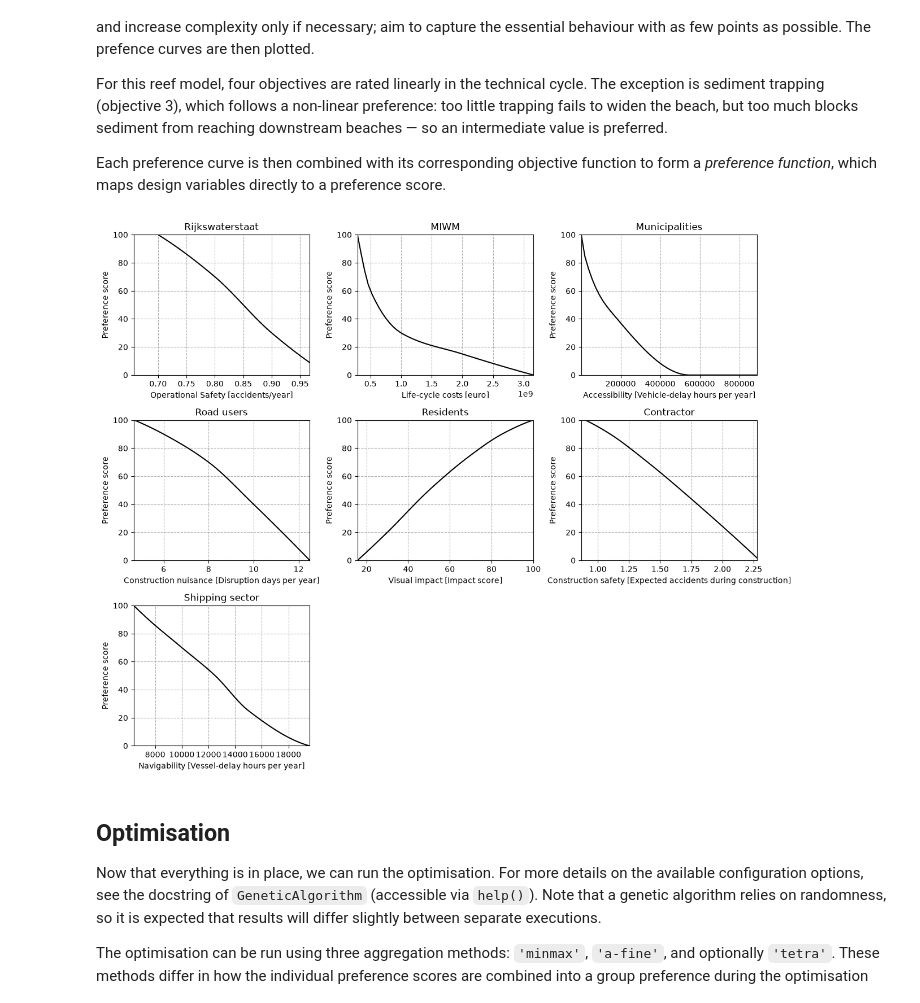
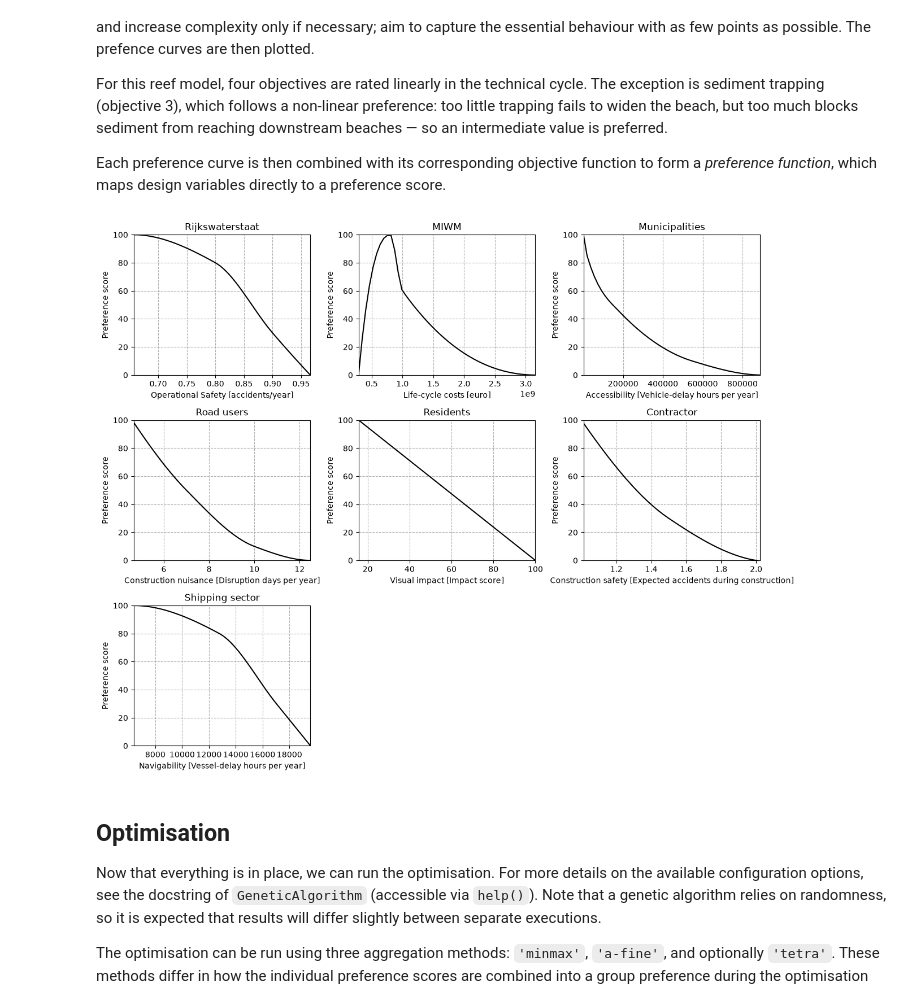
Before and after one commit to NickZhou21/IDM_SE3_project, a Jupyter notebook: Optimization_Merwedebrug.ipynb, the cells around one changed output. Drawn from its saved outputs; the diff is of its cells as text; code cells hidden in the pictures.

```diff
--- a/Optimization_Merwedebrug.ipynb
+++ b/Optimization_Merwedebrug.ipynb
@@ -547,75 +403,25 @@ For this reef model, four objectives are rated linearly in the technical cycle.
 
 Each preference curve is then combined with its corresponding objective function to form a *preference function*, which maps design variables directly to a preference score.
 # %%
-# # Define preferences
-# prefs_before = [[[0, 1, 4],                     [100, 50, 0]],      # preference expected accidents/year
-#                 [[0, 350*10**6, 900*10**6, 4968*10**6],           [0, 100, 50, 0]],   # preference € in million
-#                 [[0, 450],                      [100, 0]],          # preference Vehicle-delay hours/year
-#                 [[0, 365],                      [100, 0]],          # preference Disruption days/year
-#                 [[0, 100],                      [100, 0]],          # preference Impact score (0–100)
-#                 [[0, 3],                        [100, 0]],          # preference accidents during construction
-#                 [[0, 60000],                    [100, 0]]]          # preference Vessel-delay hours/year
+# Define preferences
 
-# prefs_before = [[[0.6, 1],                      [100, 0]],          # preference expected accidents/year
-#                 [[1e8, 5e8, 1e9, 4e9],          [0, 100, 50, 0]],   # preference € in million
-#                 [[10000, 2e6],                  [100, 0]],          # preference Vehicle-delay hours/year
-#                 [[5, 20],                       [100, 0]],          # preference Disruption days/year
-#                 [[0, 100],                      [100, 0]],          # preference Impact score (0–100)
-#                 [[0, 3],                        [100, 0]],          # preference accidents during construction
-#                 [[6000, 20000],                 [100, 0]]]          # preference Vessel-delay hours/year
+# First iteration (min max relations)
+prefs_before = [[[0.655, 0.965],                [100, 0]],          # preference expected accidents/year
+                [[287114876.8, 3156289729.9],   [100, 0]],          # preference € in million
+                [[841.7, 889629.8],             [100, 0]],          # preference Vehicle-delay hours/year
+                [[4.7, 12.5],                   [100, 0]],          # preference Disruption days/year
+                [[15.7, 100],                   [0, 100]],          # preference Impact score (0–100)
+                [[1.0, 2.0],                    [100, 0]],          # preference accidents during construction
+                [[6387.5, 19565.5],             [100, 0]]]          # preference Vessel-delay hours/year
 
-prefs_before = [[[0.7, 1.0],                         [100, 0]],          # Objective 1: expected accidents/year
-                [[2.871e8, 5.0e8, 1.0e9, 3.156e9],   [0, 100, 50, 0]],   # Objective 2: life-cycle costs [€]
-                [[12420.1, 1254629.8],               [100, 0]],          # Objective 3: vehicle-delay hours/year
-                [[4.7, 12.5],                        [100, 0]],          # Objective 4: disruption days/year
-                [[15.7, 100.0],                      [0, 100]],          # Objective 5: impact score
-                [[0.9, 2.3],                         [100, 0]],          # Objective 6: construction accidents
-                [[6387.5, 19565.5],                  [100, 0]]]          # Objective 7: vessel-delay hours/year
 
-# prefs_social = [[[0.7, 1.0],                       [100, 0]],            # Expected accidents/year
-#                 [[2.87e8, 5.0e8, 1.0e9, 3.16e9],   [0, 100, 50, 0]],     # Life-cycle costs [€]
-#                 [[1800, 9125, 547500, 1254630],    [100, 90, 60, 0]],    # Vehicle-delay hours/year
-#                 [[4.7, 7.5, 10, 12.5],             [100, 70, 30, 0]],    # Disruption days/year
-#                 [[15.7, 40, 70, 100],              [0, 30, 70, 100]],    # Impact score
-#                 [[0.9, 1.3, 1.8, 2.3],             [100, 70, 30, 0]],    # Construction accidents
-#                 [[6387, 9000, 14000, 19565],       [100, 75, 35, 0]]]    # Vessel-delay hours/year
-
-prefs_social = [
-
-    # 1. Expected accidents/year
-    [[0.7, 0.8, 0.9, 1.0],
-     [100, 70, 30, 0]],
-
-    # 2. Life-cycle costs [€]
-    [[2.87e8, 5.0e8, 1.0e9, 2.0e9, 3.16e9],
-     [100, 60, 30, 15, 0]],
-
-    # 3. Vehicle-delay hours/year
-    [[840, 9125, 182500, 547500, 900000],
-     [100, 90, 40, 0, 0]],
-
-    # 4. Disruption days/year
-    [[4.7, 6, 8, 10, 12.5],
-     [100, 90, 70, 40, 0]],
-
-    # 5. Impact score
-    [[15.7, 30, 50, 70, 85, 100],
-     [0, 20, 50, 75, 90, 100]],
-
-    # 6. Expected accidents during construction
-    [[0.9, 1.1, 1.4, 1.8, 2.3],
-     [100, 90, 70, 40, 0]],
-
-    # 7. Vessel-delay hours/year
-    [[6387, 7500, 10000, 12500, 15000, 19565],
-     [100, 90, 70, 50, 25, 0]]
-]
-
-# pref_after = [[[150000, 2000000, 4250000],      [100, 80, 0]],
-#                 [[8, 120, 350],                 [0, 60, 100]],
-#                 [[0, 80000, 150000, 375000],    [0, 100, 50, 0]],
-#                 [[2, 9.5],                      [100, 0]],
-#                 [[12500000, 250000000],         [0, 100]]]
+prefs_social = [[[0.657, 0.8, 0.9, 0.966],             [100, 80, 30, 0]],      # Expected accidents/year
+                [[2.87e8, 8.0e8, 1.0e9, 3.16e9],       [0, 100, 60, 0]],       # Life-cycle costs [€]
+                [[840, 9125, 182500, 547500, 900000],  [100, 90, 45, 10, 0]],  # Vehicle-delay hours/year
+                [[4.6, 7.0, 10, 12.5],                 [100, 50, 10, 0]],      # Disruption days/year
+                [[15.7, 100],                          [100, 0]],              # Impact score
+                [[1, 1.5, 2],                          [100, 30, 0]],          # Construction accidents
+                [[6387, 12775, 17025, 19565],          [100, 80, 30, 0]]]      # Vessel-delay hours/year
 
 prefs = prefs_social  # set to which preferences to use
 
@@ -682,34 +488,34 @@ def pref_func_7(x1, x2, x3, x4, x5):
 
 pref_funcs = [pref_func_1, pref_func_2, pref_func_3, pref_func_4, pref_func_5, pref_func_6, pref_func_7]  # list of preference functions for easier handling
 
 
 def objective(variables):
     """
     Objective function that is fed to the GA. Calles the separate preference functions that are declared above.
 
     :param variables: array with design variable values per member of the population. Can be split by using array
     slicing
     :return: 1D-array with aggregated preference scores for the members of the population.
     """
     x1 = variables[:, 0]
     x2 = variables[:, 1]
     x3 = variables[:, 2]
     x4 = variables[:, 3]
     x5 = variables[:, 4]
 
     # calculate the preference scores
     p_1 = pref_func_1(x1, x2, x3, x4, x5)
     p_2 = pref_func_2(x1, x2, x3, x4, x5)
     p_3 = pref_func_3(x1, x2, x3, x4, x5)
     p_4 = pref_func_4(x1, x2, x3, x4, x5)
     p_5 = pref_func_5(x1, x2, x3, x4, x5)
     p_6 = pref_func_6(x1, x2, x3, x4, x5)
     p_7 = pref_func_7(x1, x2, x3, x4, x5)
 
 
     return weights, [p_1, p_2, p_3, p_4, p_5, p_6, p_7]
 # %% [output]
-[figure, old version]
+[figure, new version]
 # %% [markdown]
 ## Optimisation
 
```
Also changed, not shown: parts of 7 cells of this notebook, 4 other files.
